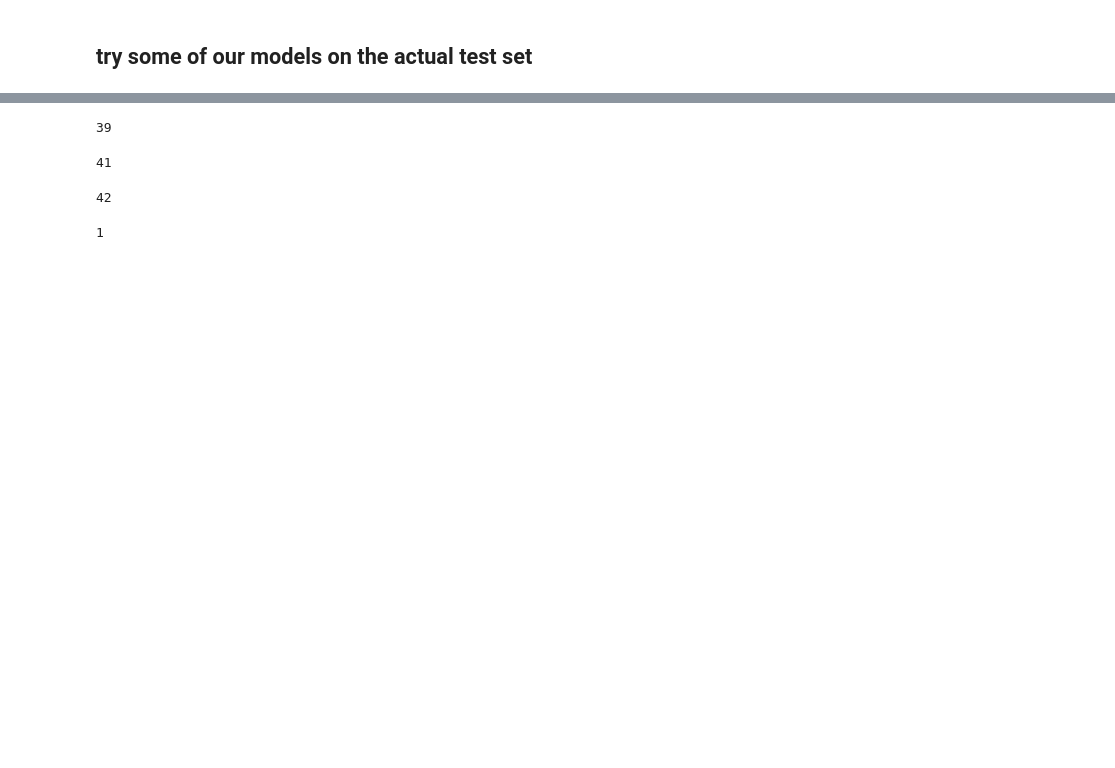
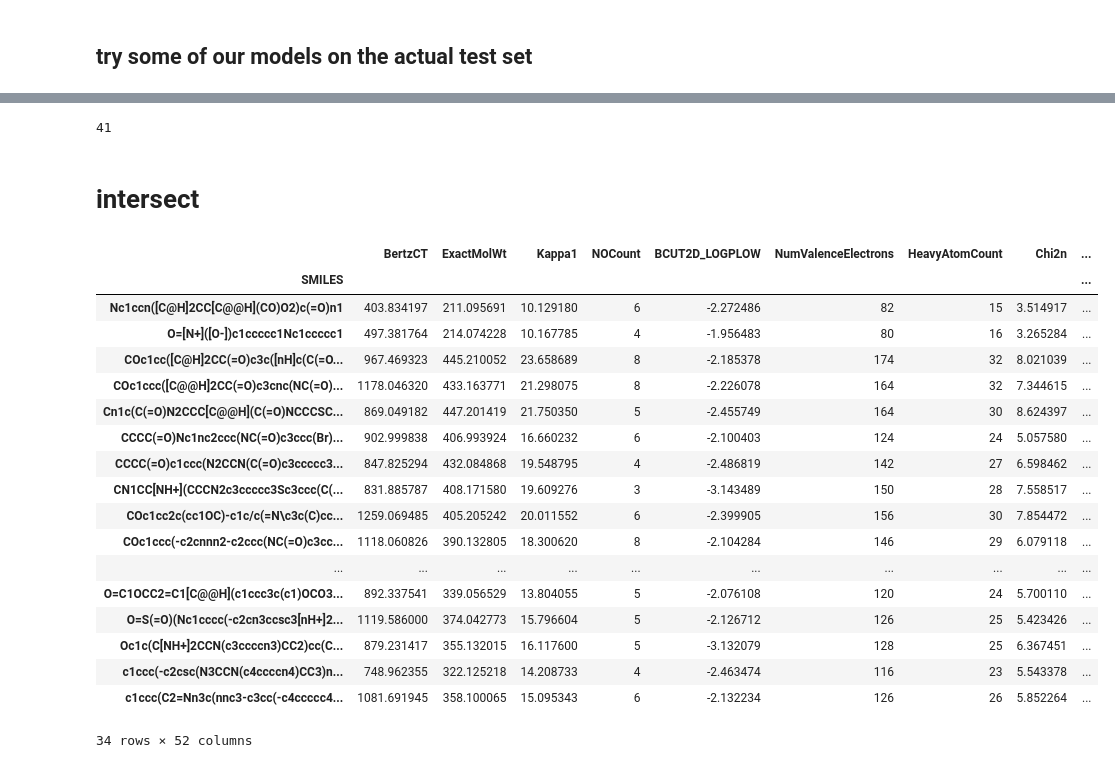
Before and after one commit to dicky-2002/Adv.-Programming-Group-Assignment, a Jupyter notebook: Group assignment.ipynb, the cells around one changed output, grey strips where cells are left out. Drawn from its saved outputs; the diff is of its cells as text; code cells hidden in the pictures; blank space fills up the shorter version.

```diff
--- a/Group assignment.ipynb
+++ b/Group assignment.ipynb
@@ -453,0 +182,3 @@ len(amount_positive)
+# %%
+untested_molecules=pd.read_csv('cleaned_descriptor_data',index_col=0)
+untested_molecules.head()
@@ -454,32 +194,35 @@ len(amount_positive)
 # %%
 X_prediction=untested_molecules.drop(columns=['ERK2_inhibition','PKM2_inhibition']).copy()
-#try with the random forest where weighted train, test split was used
-ERK_prediction=rf_weight.predict(X_prediction)
-amount_positive=pd.DataFrame(ERK_prediction).loc[ERK_prediction==1]
+#try with the random forest where equal values train, test split was used
+ERK_prediction_v=rf_equal.predict(X_prediction)
+amount_positive=pd.DataFrame(ERK_prediction_v).loc[ERK_prediction_v==1]
 len(amount_positive)
 # %% [output]
-39
+41
-# %%
-X_prediction=untested_molecules.drop(columns=['ERK2_inhibition','PKM2_inhibition']).copy()
-#try with the random forest where equal values train, test split was used
-ERK_prediction=rf_equal.predict(X_prediction)
-amount_positive=pd.DataFrame(ERK_prediction).loc[ERK_prediction==1]
-len(amount_positive)
-# %% [output]
-41
-# %%
-X_prediction=untested_molecules.drop(columns=['ERK2_inhibition','PKM2_inhibition']).copy()
-#try with the random forest where over and under sampling train, test split was used
-ERK_prediction=rf_over_under.predict(X_prediction)
-amount_positive=pd.DataFrame(ERK_prediction).loc[ERK_prediction==1]
-len(amount_positive)
-# %% [output]
-42
-# %%
-X_prediction=untested_molecules.drop(columns=['ERK2_inhibition','PKM2_inhibition']).copy()
-#try with the KNN method where normal train, test split was used
-ERK_prediction=gridsearch_knn.predict(X_prediction)
-amount_positive=pd.DataFrame(ERK_prediction).loc[ERK_prediction==1]
-len(amount_positive)
-# %% [output]
-1
+# %% [markdown]
+# intersect
+# %%
+
+finger_prediction=pd.DataFrame(ERK_prediction_f,index=X.index)
+descriptor_prediction=pd.DataFrame(ERK_prediction_v,index=X.index)
+data[(descriptor_prediction[0]==1) & (finger_prediction[0]==1)]
+# %% [output]
+|  | BertzCT | ExactMolWt | Kappa1 | NOCount | BCUT2D_LOGPLOW | NumValenceElectrons | HeavyAtomCount | Chi2n | ... |
+| SMILES |  |  |  |  |  |  |  |  | ... |
+| Nc1ccn([C@H]2CC[C@@H](CO)O2)c(=O)n1 | 403.834197 | 211.095691 | 10.129180 | 6 | -2.272486 | 82 | 15 | 3.514917 | ... |
+| O=[N+]([O-])c1ccccc1Nc1ccccc1 | 497.381764 | 214.074228 | 10.167785 | 4 | -1.956483 | 80 | 16 | 3.265284 | ... |
+| COc1cc([C@H]2CC(=O)c3c([nH]c(C(=O... | 967.469323 | 445.210052 | 23.658689 | 8 | -2.185378 | 174 | 32 | 8.021039 | ... |
+| COc1ccc([C@@H]2CC(=O)c3cnc(NC(=O)... | 1178.046320 | 433.163771 | 21.298075 | 8 | -2.226078 | 164 | 32 | 7.344615 | ... |
+| Cn1c(C(=O)N2CCC[C@@H](C(=O)NCCCSC... | 869.049182 | 447.201419 | 21.750350 | 5 | -2.455749 | 164 | 30 | 8.624397 | ... |
+| CCCC(=O)Nc1nc2ccc(NC(=O)c3ccc(Br)... | 902.999838 | 406.993924 | 16.660232 | 6 | -2.100403 | 124 | 24 | 5.057580 | ... |
+| CCCC(=O)c1ccc(N2CCN(C(=O)c3ccccc3... | 847.825294 | 432.084868 | 19.548795 | 4 | -2.486819 | 142 | 27 | 6.598462 | ... |
+| CN1CC[NH+](CCCN2c3ccccc3Sc3ccc(C(... | 831.885787 | 408.171580 | 19.609276 | 3 | -3.143489 | 150 | 28 | 7.558517 | ... |
+| COc1cc2c(cc1OC)-c1c/c(=N\c3c(C)cc... | 1259.069485 | 405.205242 | 20.011552 | 6 | -2.399905 | 156 | 30 | 7.854472 | ... |
+| COc1ccc(-c2cnnn2-c2ccc(NC(=O)c3cc... | 1118.060826 | 390.132805 | 18.300620 | 8 | -2.104284 | 146 | 29 | 6.079118 | ... |
+| ... | ... | ... | ... | ... | ... | ... | ... | ... | ... |
+| O=C1OCC2=C1[C@@H](c1ccc3c(c1)OCO3... | 892.337541 | 339.056529 | 13.804055 | 5 | -2.076108 | 120 | 24 | 5.700110 | ... |
+| O=S(=O)(Nc1cccc(-c2cn3ccsc3[nH+]2... | 1119.586000 | 374.042773 | 15.796604 | 5 | -2.126712 | 126 | 25 | 5.423426 | ... |
+| Oc1c(C[NH+]2CCN(c3ccccn3)CC2)cc(C... | 879.231417 | 355.132015 | 16.117600 | 5 | -3.132079 | 128 | 25 | 6.367451 | ... |
+| c1ccc(-c2csc(N3CCN(c4ccccn4)CC3)n... | 748.962355 | 322.125218 | 14.208733 | 4 | -2.463474 | 116 | 23 | 5.543378 | ... |
+| c1ccc(C2=Nn3c(nnc3-c3cc(-c4ccccc4... | 1081.691945 | 358.100065 | 15.095343 | 6 | -2.132234 | 126 | 26 | 5.852264 | ... |
+34 rows × 52 columns
```
Also changed, not shown: parts of 26 cells of this notebook, 3 other files.
